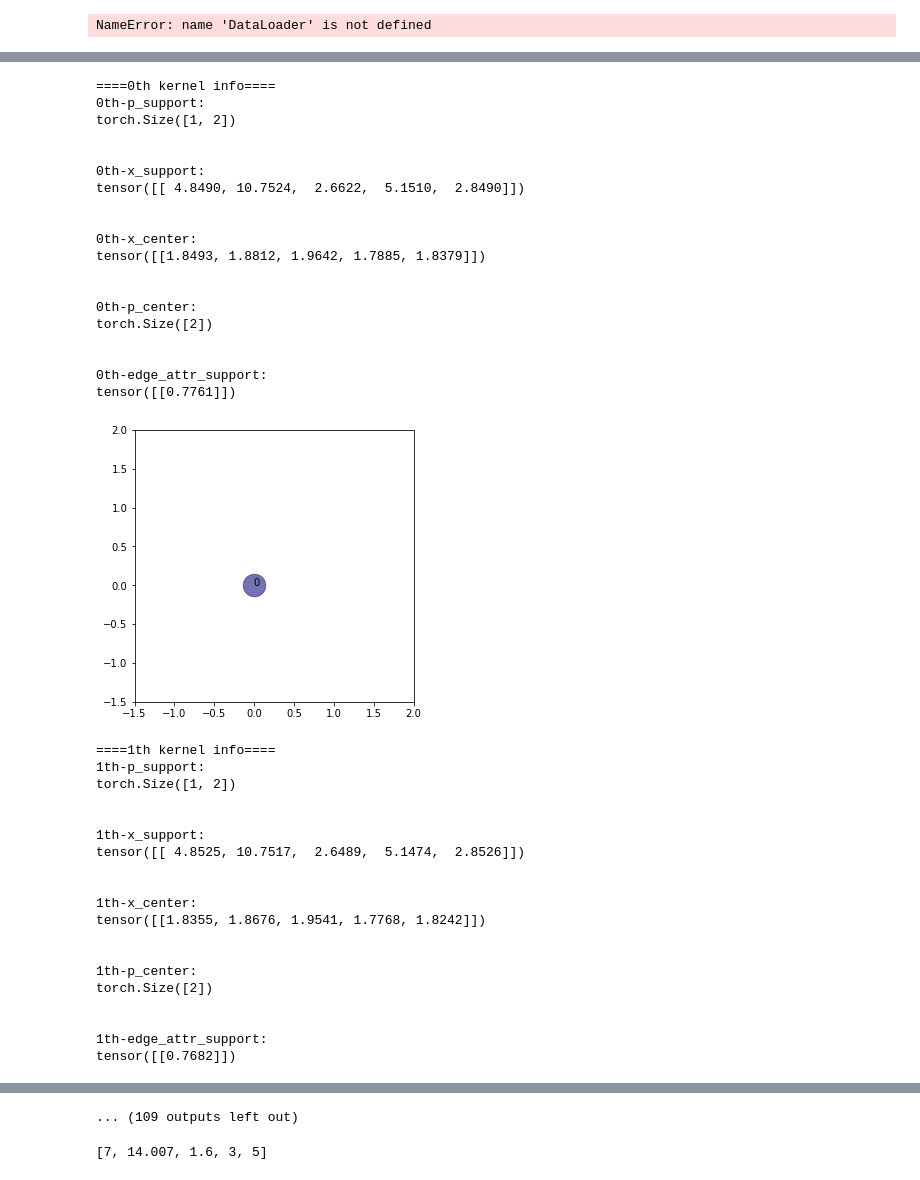
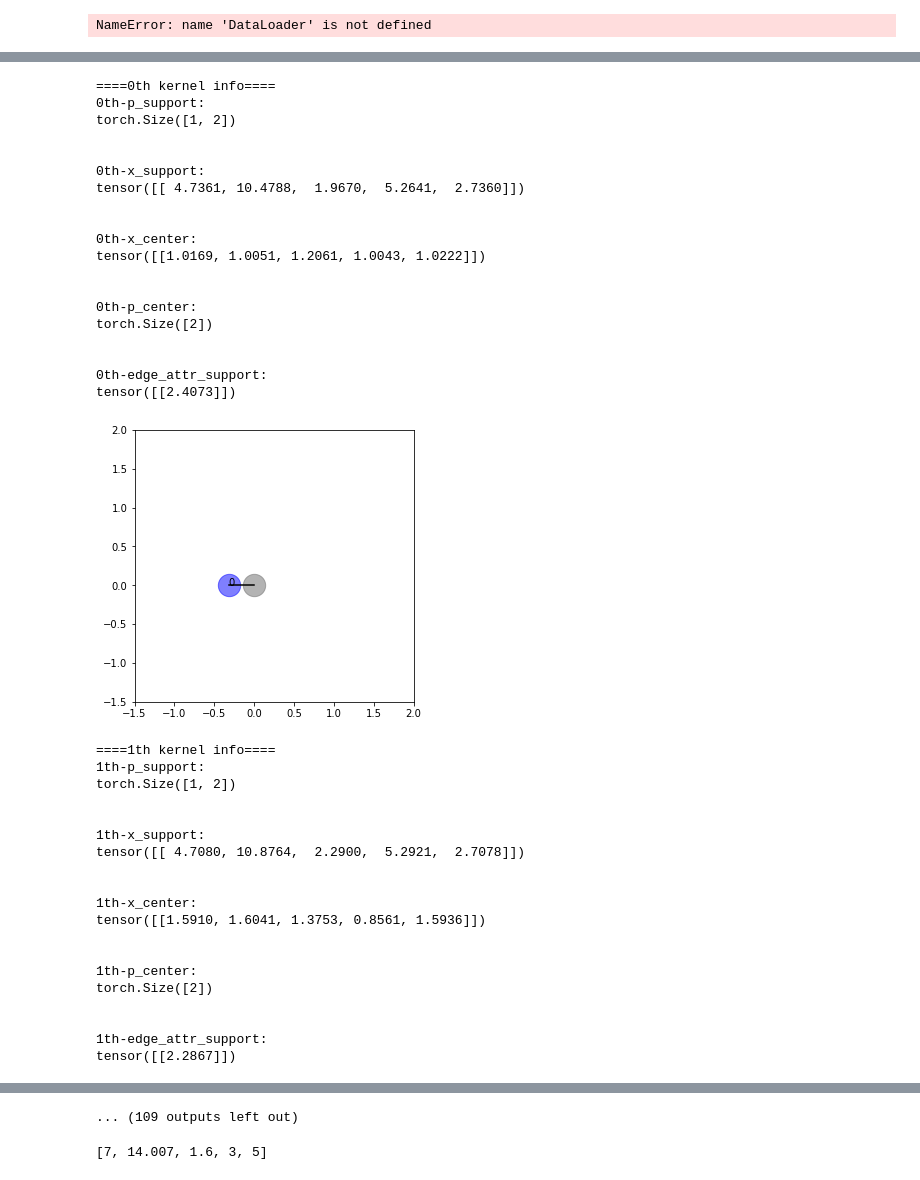
Before and after one commit to LanceKnight/pretrain-gnns, a Jupyter notebook: chem/tools/visualizer.ipynb, the cells around one changed output, grey strips where cells are left out. Drawn from its saved outputs; the diff is of its cells as text; code cells hidden in the pictures.

Commit message:
runable random kernels

```diff
--- a/chem/tools/visualizer.ipynb
+++ b/chem/tools/visualizer.ipynb
@@ -2172,7 +2179,7 @@ NameError: name 'DataLoader' is not defined
 # %%
 # visualize saved model kernels
 model = PredefinedNHopKernelSetConv(D=2, node_attr_dim=5, edge_attr_dim=1, L1=15, L2=15, L3=15, L4=15)
-model.load_state_dict(torch.load('../saved_kernellayers/3K_no_fixed_kernels/0th_layer.pth'))
+model.load_state_dict(torch.load('../saved_kernellayers/3Ksamples/0th_layer.pth'))
 
 #1K_no_fixed_kernels/0th_layer.pth
 #3Ksamples.pth
@@ -2199,34 +2206,34 @@ Data(edge_attr_support=[15, 4, 1], p_support=[15, 4, 2], x_center=[15, 1, 5], x_
 ====0th kernel info====
 0th-p_support:
 torch.Size([1, 2])
 
 
 0th-x_support:
-tensor([[ 4.8490, 10.7524,  2.6622,  5.1510,  2.8490]])
+tensor([[ 4.7361, 10.4788,  1.9670,  5.2641,  2.7360]])
 
 
 0th-x_center:
-tensor([[1.8493, 1.8812, 1.9642, 1.7885, 1.8379]])
+tensor([[1.0169, 1.0051, 1.2061, 1.0043, 1.0222]])
 
 
 0th-p_center:
 torch.Size([2])
 
 
 0th-edge_attr_support:
-tensor([[0.7761]])
+tensor([[2.4073]])
-[figure, old version]
+[figure, new version]
 ====1th kernel info====
 1th-p_support:
 torch.Size([1, 2])
 
 
 1th-x_support:
-tensor([[ 4.8525, 10.7517,  2.6489,  5.1474,  2.8526]])
+tensor([[ 4.7080, 10.8764,  2.2900,  5.2921,  2.7078]])
 
 
 1th-x_center:
-tensor([[1.8355, 1.8676, 1.9541, 1.7768, 1.8242]])
+tensor([[1.5910, 1.6041, 1.3753, 0.8561, 1.5936]])
 
 
 1th-p_center:
@@ -2234,4 +2241,4 @@ torch.Size([2])
 
 
 1th-edge_attr_support:
-tensor([[0.7682]])
+tensor([[2.2867]])
```
Also changed, not shown: parts of 2 cells of this notebook, 2 other files.
